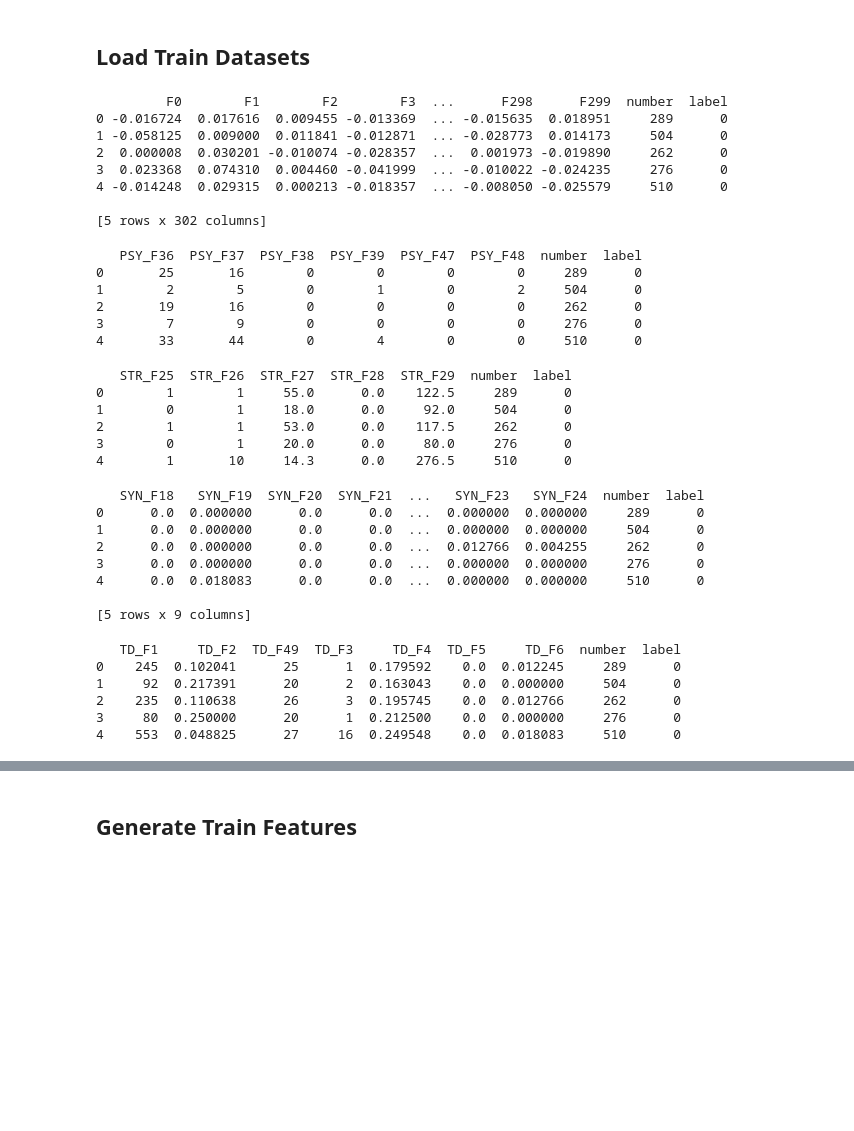
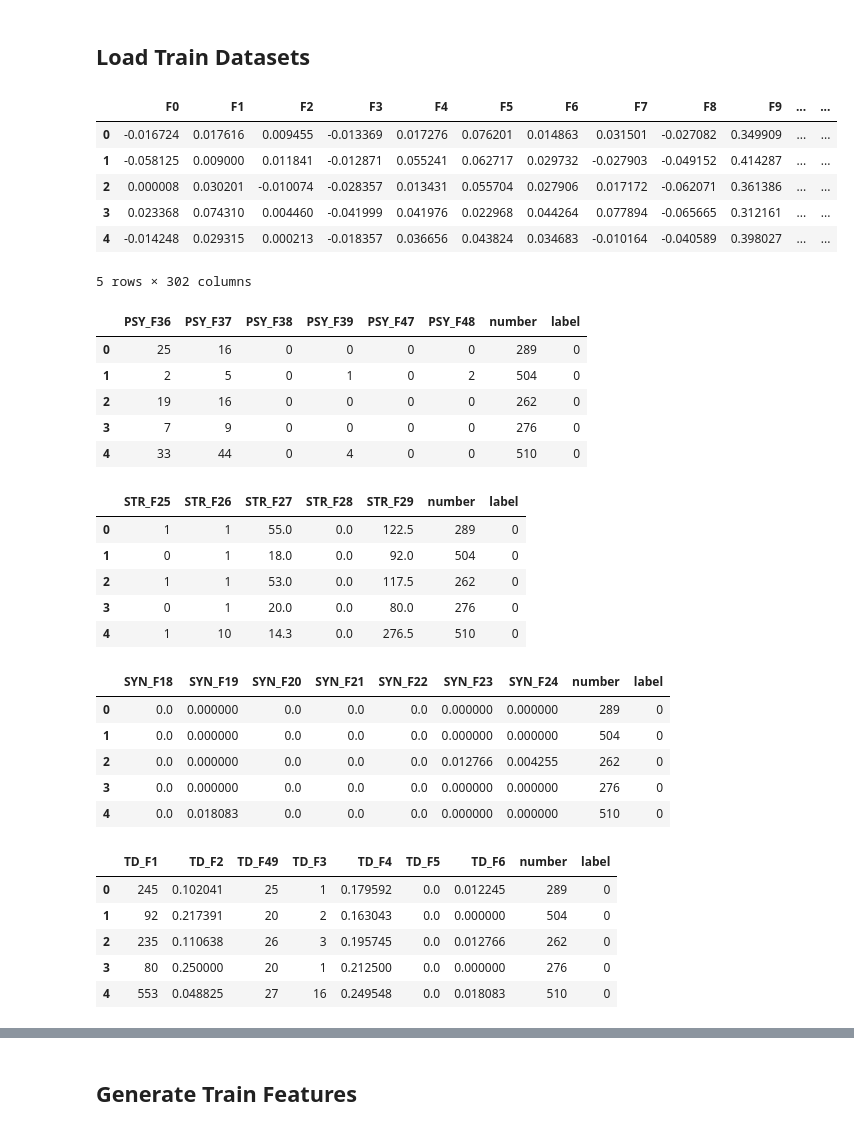
Before and after one commit to mirzanahal/Persian-Gender-Recognition, a Jupyter notebook: code/gender_recognition.ipynb, the cells around one changed output, grey strips where cells are left out. Cells and saved outputs as stored; diff of their text form; code cells hidden in the pictures; blank space fills up the shorter version.

```diff
--- a/code/gender_recognition.ipynb
+++ b/code/gender_recognition.ipynb
@@ -73,57 +73,54 @@ from feature_generator import generate_features
 ## Load Train Datasets
 # %%
 embedding_features = pd.read_csv(os.path.join(data_path.DATA_PATH, 'train', 'embedding_fasttext.csv'), index_col=0)
-print(embedding_features.head())
+embedding_features.head()
 # %% [output]
+|  | F0 | F1 | F2 | F3 | F4 | F5 | F6 | F7 | F8 | F9 | ... | ... |
+| 0 | -0.016724 | 0.017616 | 0.009455 | -0.013369 | 0.017276 | 0.076201 | 0.014863 | 0.031501 | -0.027082 | 0.349909 | ... | ... |
+| 1 | -0.058125 | 0.009000 | 0.011841 | -0.012871 | 0.055241 | 0.062717 | 0.029732 | -0.027903 | -0.049152 | 0.414287 | ... | ... |
+| 2 | 0.000008 | 0.030201 | -0.010074 | -0.028357 | 0.013431 | 0.055704 | 0.027906 | 0.017172 | -0.062071 | 0.361386 | ... | ... |
+| 3 | 0.023368 | 0.074310 | 0.004460 | -0.041999 | 0.041976 | 0.022968 | 0.044264 | 0.077894 | -0.065665 | 0.312161 | ... | ... |
+| 4 | -0.014248 | 0.029315 | 0.000213 | -0.018357 | 0.036656 | 0.043824 | 0.034683 | -0.010164 | -0.040589 | 0.398027 | ... | ... |
-         F0        F1        F2        F3  ...      F298      F299  number  label
-0 -0.016724  0.017616  0.009455 -0.013369  ... -0.015635  0.018951     289      0
-1 -0.058125  0.009000  0.011841 -0.012871  ... -0.028773  0.014173     504      0
-2  0.000008  0.030201 -0.010074 -0.028357  ...  0.001973 -0.019890     262      0
-3  0.023368  0.074310  0.004460 -0.041999  ... -0.010022 -0.024235     276      0
-4 -0.014248  0.029315  0.000213 -0.018357  ... -0.008050 -0.025579     510      0
-
-[5 rows x 302 columns]
+5 rows × 302 columns
 # %%
 psychological_features = pd.read_csv(os.path.join(data_path.DATA_PATH, 'train', 'psychological_features.csv'), index_col=0)
-print(psychological_features.head())
+psychological_features.head()
 # %% [output]
-   PSY_F36  PSY_F37  PSY_F38  PSY_F39  PSY_F47  PSY_F48  number  label
-0       25       16        0        0        0        0     289      0
-1        2        5        0        1        0        2     504      0
-2       19       16        0        0        0        0     262      0
-3        7        9        0        0        0        0     276      0
-4       33       44        0        4        0        0     510      0
+|  | PSY_F36 | PSY_F37 | PSY_F38 | PSY_F39 | PSY_F47 | PSY_F48 | number | label |
+| 0 | 25 | 16 | 0 | 0 | 0 | 0 | 289 | 0 |
+| 1 | 2 | 5 | 0 | 1 | 0 | 2 | 504 | 0 |
+| 2 | 19 | 16 | 0 | 0 | 0 | 0 | 262 | 0 |
+| 3 | 7 | 9 | 0 | 0 | 0 | 0 | 276 | 0 |
+| 4 | 33 | 44 | 0 | 4 | 0 | 0 | 510 | 0 |
 # %%
 structural_features = pd.read_csv(os.path.join(data_path.DATA_PATH, 'train', 'structural_features.csv'), index_col=0)
-print(structural_features.head())
+structural_features.head()
 # %% [output]
-   STR_F25  STR_F26  STR_F27  STR_F28  STR_F29  number  label
-0        1        1     55.0      0.0    122.5     289      0
-1        0        1     18.0      0.0     92.0     504      0
-2        1        1     53.0      0.0    117.5     262      0
-3        0        1     20.0      0.0     80.0     276      0
-4        1       10     14.3      0.0    276.5     510      0
+|  | STR_F25 | STR_F26 | STR_F27 | STR_F28 | STR_F29 | number | label |
+| 0 | 1 | 1 | 55.0 | 0.0 | 122.5 | 289 | 0 |
+| 1 | 0 | 1 | 18.0 | 0.0 | 92.0 | 504 | 0 |
+| 2 | 1 | 1 | 53.0 | 0.0 | 117.5 | 262 | 0 |
+| 3 | 0 | 1 | 20.0 | 0.0 | 80.0 | 276 | 0 |
+| 4 | 1 | 10 | 14.3 | 0.0 | 276.5 | 510 | 0 |
 # %%
 syntactics_features = pd.read_csv(os.path.join(data_path.DATA_PATH, 'train', 'syntactics_features.csv'), index_col=0)
-print(syntactics_features.head())
+syntactics_features.head()
 # %% [output]
-   SYN_F18   SYN_F19  SYN_F20  SYN_F21  ...   SYN_F23   SYN_F24  number  label
-0      0.0  0.000000      0.0      0.0  ...  0.000000  0.000000     289      0
-1      0.0  0.000000      0.0      0.0  ...  0.000000  0.000000     504      0
-2      0.0  0.000000      0.0      0.0  ...  0.012766  0.004255     262      0
-3      0.0  0.000000      0.0      0.0  ...  0.000000  0.000000     276      0
-4      0.0  0.018083      0.0      0.0  ...  0.000000  0.000000     510      0
-
-[5 rows x 9 columns]
+|  | SYN_F18 | SYN_F19 | SYN_F20 | SYN_F21 | SYN_F22 | SYN_F23 | SYN_F24 | number | label |
+| 0 | 0.0 | 0.000000 | 0.0 | 0.0 | 0.0 | 0.000000 | 0.000000 | 289 | 0 |
+| 1 | 0.0 | 0.000000 | 0.0 | 0.0 | 0.0 | 0.000000 | 0.000000 | 504 | 0 |
+| 2 | 0.0 | 0.000000 | 0.0 | 0.0 | 0.0 | 0.012766 | 0.004255 | 262 | 0 |
+| 3 | 0.0 | 0.000000 | 0.0 | 0.0 | 0.0 | 0.000000 | 0.000000 | 276 | 0 |
+| 4 | 0.0 | 0.018083 | 0.0 | 0.0 | 0.0 | 0.000000 | 0.000000 | 510 | 0 |
 # %%
 text_dependent_features = pd.read_csv(os.path.join(data_path.DATA_PATH, 'train', 'text_dependent_features.csv'), index_col=0)
-print(text_dependent_features.head())
+text_dependent_features.head()
 # %% [output]
-   TD_F1     TD_F2  TD_F49  TD_F3     TD_F4  TD_F5     TD_F6  number  label
-0    245  0.102041      25      1  0.179592    0.0  0.012245     289      0
-1     92  0.217391      20      2  0.163043    0.0  0.000000     504      0
-2    235  0.110638      26      3  0.195745    0.0  0.012766     262      0
-3     80  0.250000      20      1  0.212500    0.0  0.000000     276      0
-4    553  0.048825      27     16  0.249548    0.0  0.018083     510      0
+|  | TD_F1 | TD_F2 | TD_F49 | TD_F3 | TD_F4 | TD_F5 | TD_F6 | number | label |
+| 0 | 245 | 0.102041 | 25 | 1 | 0.179592 | 0.0 | 0.012245 | 289 | 0 |
+| 1 | 92 | 0.217391 | 20 | 2 | 0.163043 | 0.0 | 0.000000 | 504 | 0 |
+| 2 | 235 | 0.110638 | 26 | 3 | 0.195745 | 0.0 | 0.012766 | 262 | 0 |
+| 3 | 80 | 0.250000 | 20 | 1 | 0.212500 | 0.0 | 0.000000 | 276 | 0 |
+| 4 | 553 | 0.048825 | 27 | 16 | 0.249548 | 0.0 | 0.018083 | 510 | 0 |
 # %%
 word_dependent_features = pd.read_csv(os.path.join(data_path.DATA_PATH, 'train', 'word_dependent_features.csv'), index_col=0)
```
Also changed, not shown: parts of 27 cells of this notebook, 1 other file.
